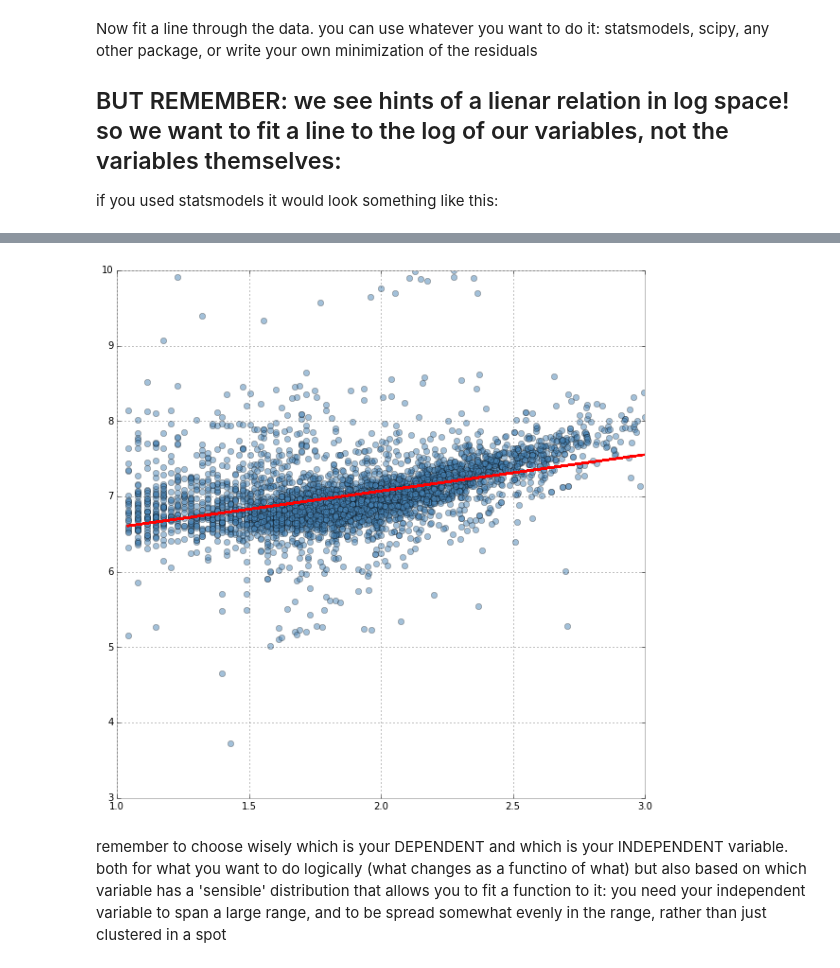
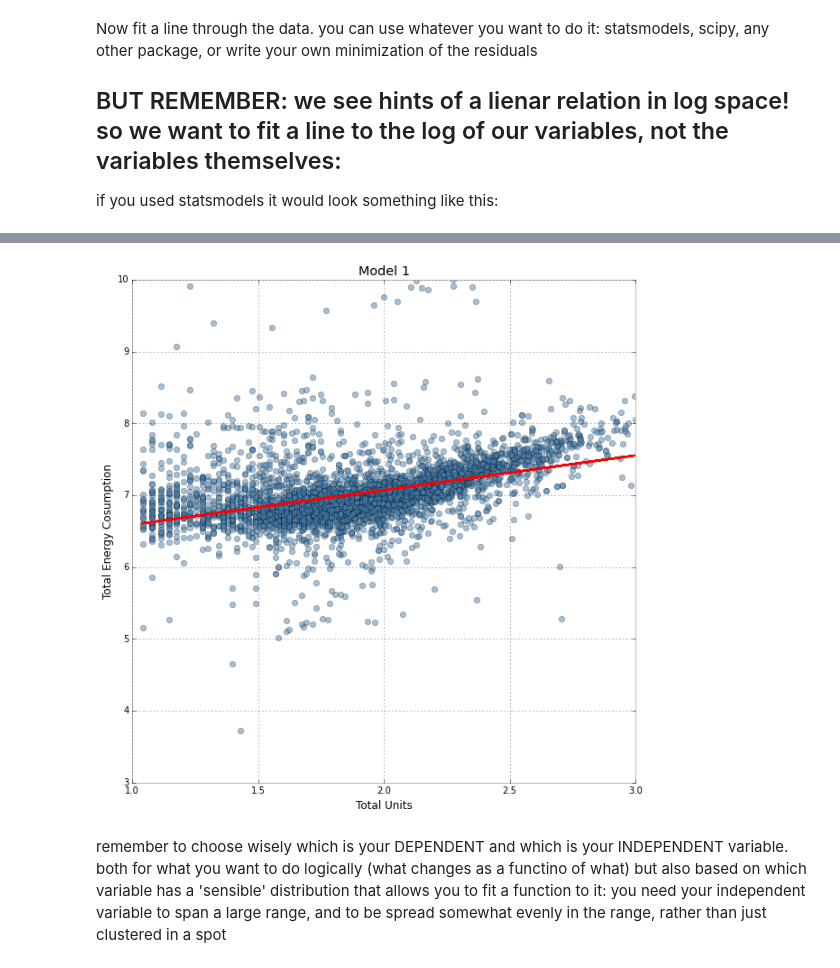
Before and after one commit to JingqinGao/PUI2015, a Jupyter notebook: HW5/HW5_Assignment1_building_nrg_instructions.ipynb, the cells around one changed output, grey strips where cells are left out. Cells and saved outputs as stored; diff of their text form; code cells hidden in the pictures.

```diff
--- a/HW5/HW5_Assignment1_building_nrg_instructions.ipynb
+++ b/HW5/HW5_Assignment1_building_nrg_instructions.ipynb
@@ -233,6 +233,9 @@ model = smf.ols('y ~ x', data=bblnrgdata_cut, missing='drop').fit()
 pl.figure(figsize=(10,10))
 pl.plot(x, y, 'o',alpha=0.5)
 plot(x,model.predict(),'r')
+pl.title('Model 1')
+pl.xlabel('Total Units')
+pl.ylabel('Total Energy Cosumption')
 print model.params
 print model.summary()
 
@@ -255,11 +258,11 @@ Time:                        04:10:08   Log-Likelihood:                -2113.1
 No. Observations:                4202   AIC:                             4230.
 Df Residuals:                    4200   BIC:                             4243.
 ... (12 lines left out)
 ==============================================================================
 
 Warnings:
 [1] Standard Errors assume that the covariance matrix of the errors is correctly specified.
-[figure, old version]
+[figure, new version]
 # %% [markdown]
 remember to choose wisely which is your DEPENDENT and which is your INDEPENDENT variable.
 both for what you want to do logically (what changes as a functino of what) but also based on which  variable has a 'sensible' distribution that allows you to fit a function to it:
```
Also changed, not shown: parts of 8 cells of this notebook.
